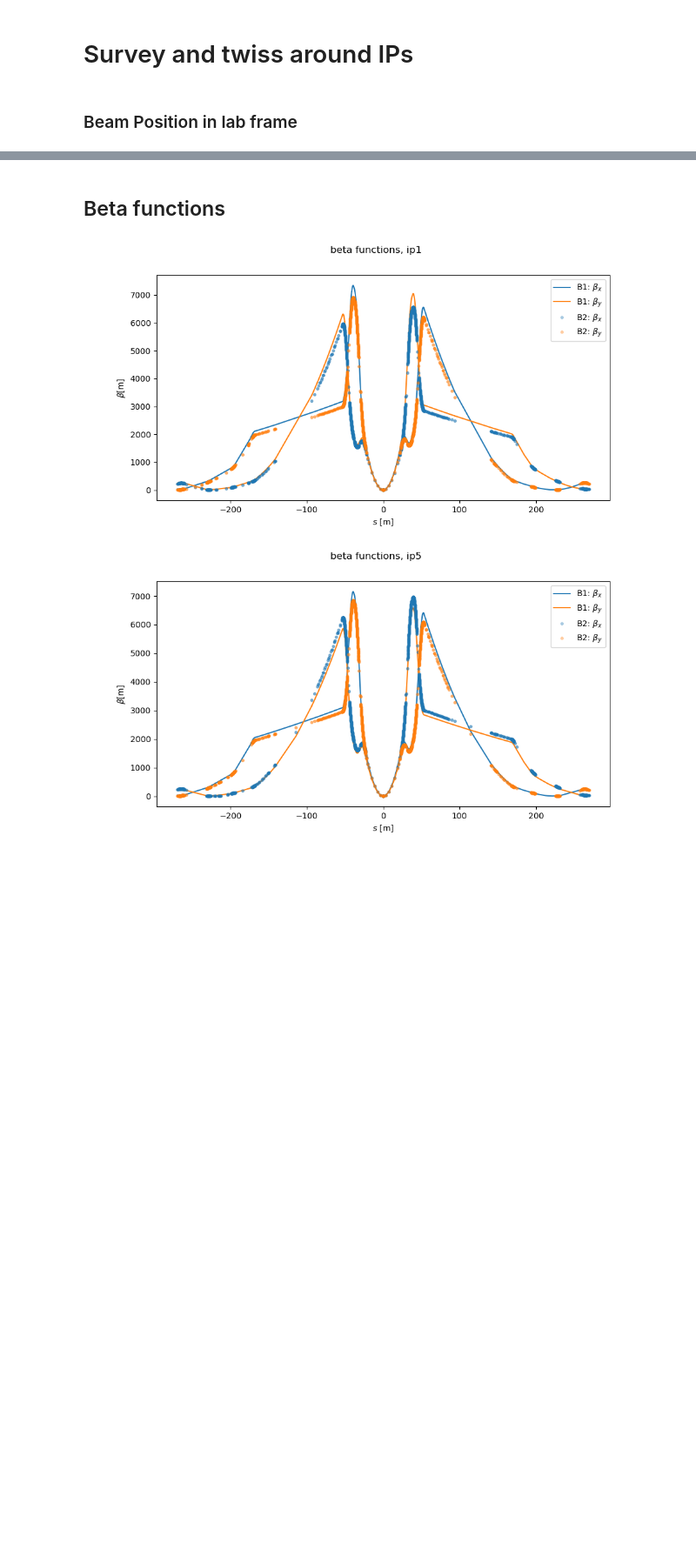
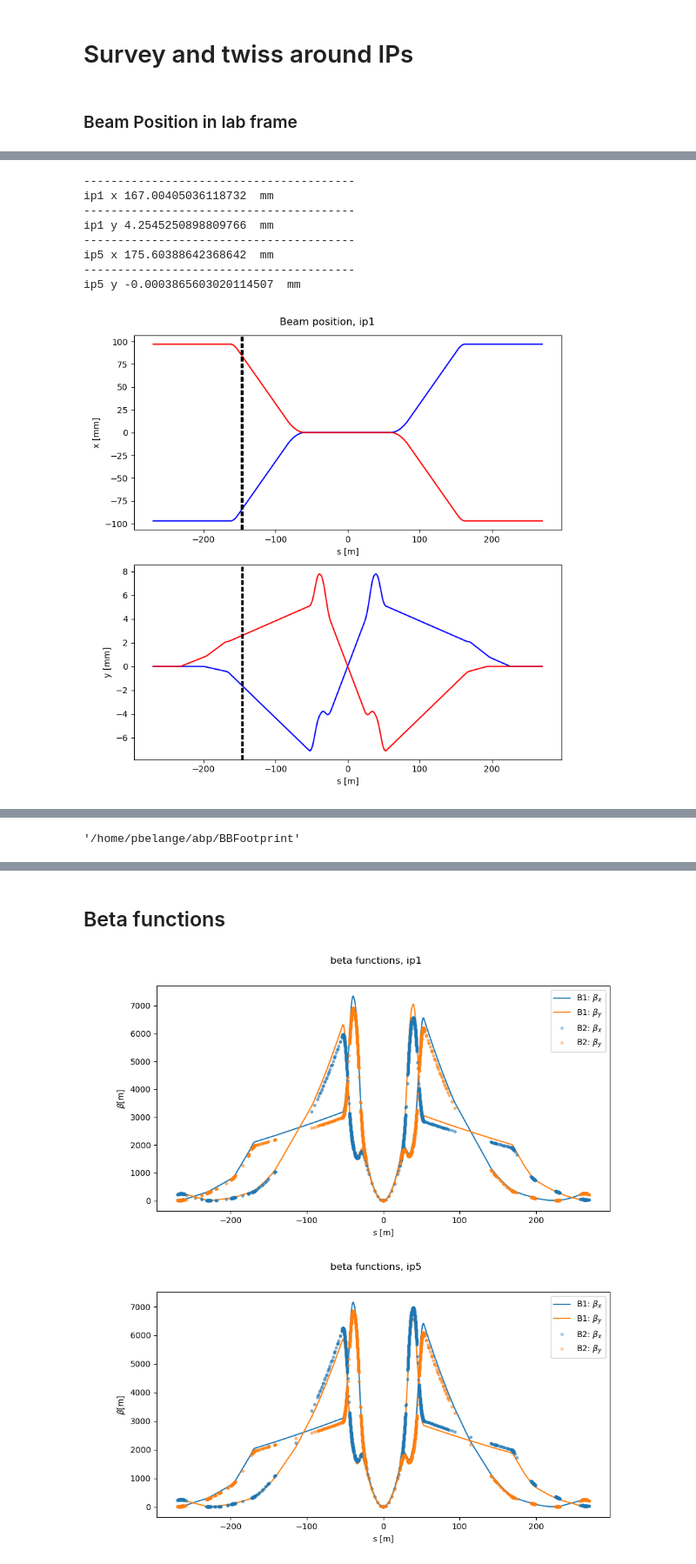
Before and after one commit to pbelange/BBFootprint, a Jupyter notebook: survey_crossing.ipynb, the cells around one changed output, grey strips where cells are left out. Shown at 87% size. Drawn from its saved outputs; the diff is of its cells as text; code cells hidden in the pictures; blank space fills up the shorter version.

```diff
--- a/survey_crossing.ipynb
+++ b/survey_crossing.ipynb
@@ -43,0 +73,63 @@ for _IP in chosenIPs:
+# %%
+%matplotlib widget
+import pandas as pd
+import matplotlib.pyplot as plt
+import numpy as np
+
+import Backend.InteractionPoint as inp
+
+
+# Importing twiss and survey
+twiss_b1  = pd.read_pickle('LHC_sequence/lhcb1_twiss.pkl')
+survey_b1 = pd.read_pickle('LHC_sequence/lhcb1_survey.pkl')
+
+twiss_b2  = pd.read_pickle('LHC_sequence/lhcb2_twiss.pkl')
+survey_b2 = pd.read_pickle('LHC_sequence/lhcb2_survey.pkl')
+
+
+chosenIPs = ['ip1','ip5']
+for _IP in chosenIPs:
+
+    # ROI around IP
+    ROI_twiss_b1,ROI_survey_b1 = inp.extract_IP_ROI(_IP,'b1',twiss_b1,survey_b1)
+    ROI_twiss_b2,ROI_survey_b2 = inp.extract_IP_ROI(_IP,'b2',twiss_b2,survey_b2)
+
+
+    _wires_b1 = [name for name in ROI_twiss_b1.index if ('bbcw' in name)&((f'{_IP[-1]}.u' in name)|(f'{_IP[-1]}.d' in name))]
+
+    # Plotting
+
+    fig, axes = plt.subplots(2, 1,figsize=(8,8))
+    fig.suptitle(f'Beam position, {_IP}')
+    for plane,ax in zip(['x','y'],axes.flatten()):
+
+        center = ROI_twiss_b1.loc[_IP,f'{plane}_lab']
+        ax.plot(ROI_twiss_b1['s_lab'],(ROI_twiss_b1[f'{plane}_lab']-center)/1e-3,'b-')
+        ax.plot(ROI_twiss_b2['s_lab'],(ROI_twiss_b2[f'{plane}_lab']-center)/1e-3,'r-')
+
+        print(40*'-')
+        dist = []
+        for wire in _wires_b1:
+
+            ax.axvline(s_wire,color='k',ls='--')
+
+            s_wire = ROI_twiss_b1.loc[wire,'s_lab']
+            b1_pos = (ROI_twiss_b1.loc[wire,f'{plane}_lab']-center)
+            b2_pos = np.interp(s_wire,ROI_twiss_b2['s_lab'],(ROI_twiss_b2[f'{plane}_lab']-center))
+
+            dist.append(b2_pos-b1_pos)
+        print(_IP,plane,np.mean(dist)/1e-3,' mm')
+
+
+        ax.set(xlabel='s [m]', ylabel=f'{plane} [mm]')
+    plt.tight_layout()
+# %% [output]
+----------------------------------------
+ip1 x 167.00405036118732  mm
+----------------------------------------
+ip1 y 4.2545250898809766  mm
+----------------------------------------
+ip5 x 175.60388642368642  mm
+----------------------------------------
+ip5 y -0.0003865603020114507  mm
+[figure, added]
@@ -43,0 +137,4 @@ for _IP in chosenIPs:
+# %%
+ls ../Apps/lhcmask/python_examples/run3_collisions_wire/
+# %% [output]
+'/home/pbelange/abp/BBFootprint'
```
Also changed, not shown: parts of 7 cells of this notebook, 11 other files.
